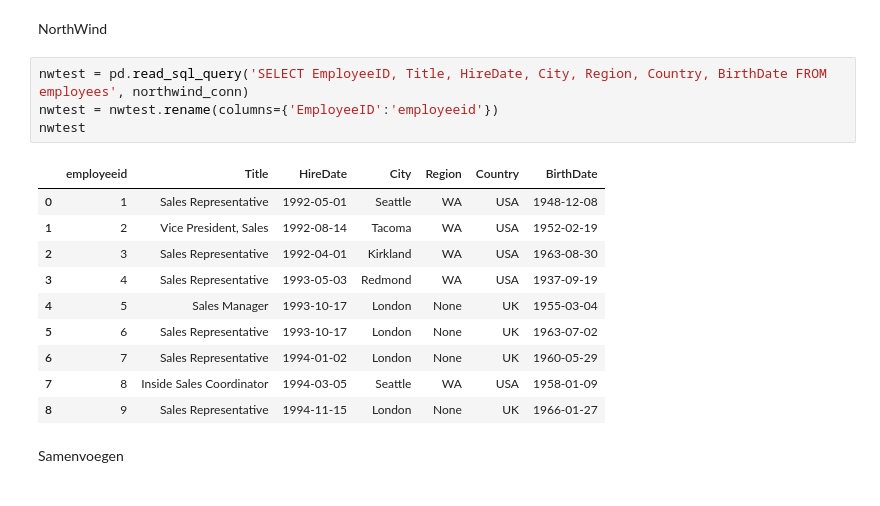
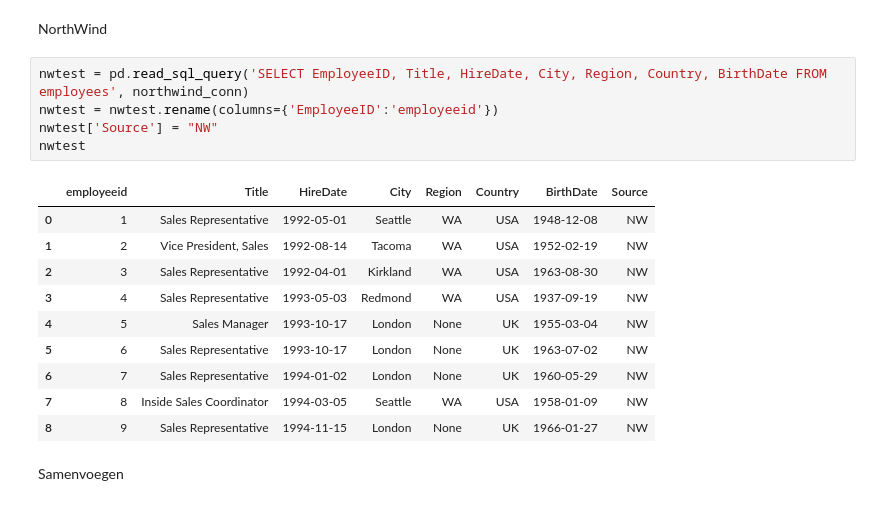
Before and after one commit to JordiPan/United-Outdoors, a Jupyter notebook: python/employee.ipynb, the cells around one changed output. Drawn from its saved outputs; the diff is of its cells as text.

```diff
--- a/python/employee.ipynb
+++ b/python/employee.ipynb
@@ -97,18 +98,19 @@ NorthWind
 # %%
 nwtest = pd.read_sql_query('SELECT EmployeeID, Title, HireDate, City, Region, Country, BirthDate FROM employees', northwind_conn)
 nwtest = nwtest.rename(columns={'EmployeeID':'employeeid'})
+nwtest['Source'] = "NW"
 nwtest
 # %% [output]
-|  | employeeid | Title | HireDate | City | Region | Country | BirthDate |
-| 0 | 1 | Sales Representative | 1992-05-01 | Seattle | WA | USA | 1948-12-08 |
-| 1 | 2 | Vice President, Sales | 1992-08-14 | Tacoma | WA | USA | 1952-02-19 |
-| 2 | 3 | Sales Representative | 1992-04-01 | Kirkland | WA | USA | 1963-08-30 |
-| 3 | 4 | Sales Representative | 1993-05-03 | Redmond | WA | USA | 1937-09-19 |
-| 4 | 5 | Sales Manager | 1993-10-17 | London | None | UK | 1955-03-04 |
-| 5 | 6 | Sales Representative | 1993-10-17 | London | None | UK | 1963-07-02 |
-| 6 | 7 | Sales Representative | 1994-01-02 | London | None | UK | 1960-05-29 |
-| 7 | 8 | Inside Sales Coordinator | 1994-03-05 | Seattle | WA | USA | 1958-01-09 |
-| 8 | 9 | Sales Representative | 1994-11-15 | London | None | UK | 1966-01-27 |
+|  | employeeid | Title | HireDate | City | Region | Country | BirthDate | Source |
+| 0 | 1 | Sales Representative | 1992-05-01 | Seattle | WA | USA | 1948-12-08 | NW |
+| 1 | 2 | Vice President, Sales | 1992-08-14 | Tacoma | WA | USA | 1952-02-19 | NW |
+| 2 | 3 | Sales Representative | 1992-04-01 | Kirkland | WA | USA | 1963-08-30 | NW |
+| 3 | 4 | Sales Representative | 1993-05-03 | Redmond | WA | USA | 1937-09-19 | NW |
+| 4 | 5 | Sales Manager | 1993-10-17 | London | None | UK | 1955-03-04 | NW |
+| 5 | 6 | Sales Representative | 1993-10-17 | London | None | UK | 1963-07-02 | NW |
+| 6 | 7 | Sales Representative | 1994-01-02 | London | None | UK | 1960-05-29 | NW |
+| 7 | 8 | Inside Sales Coordinator | 1994-03-05 | Seattle | WA | USA | 1958-01-09 | NW |
+| 8 | 9 | Sales Representative | 1994-11-15 | London | None | UK | 1966-01-27 | NW |
 # %% [markdown]
 Samenvoegen
 # %%
```
Also changed, not shown: parts of 8 cells of this notebook, 1 other file.
